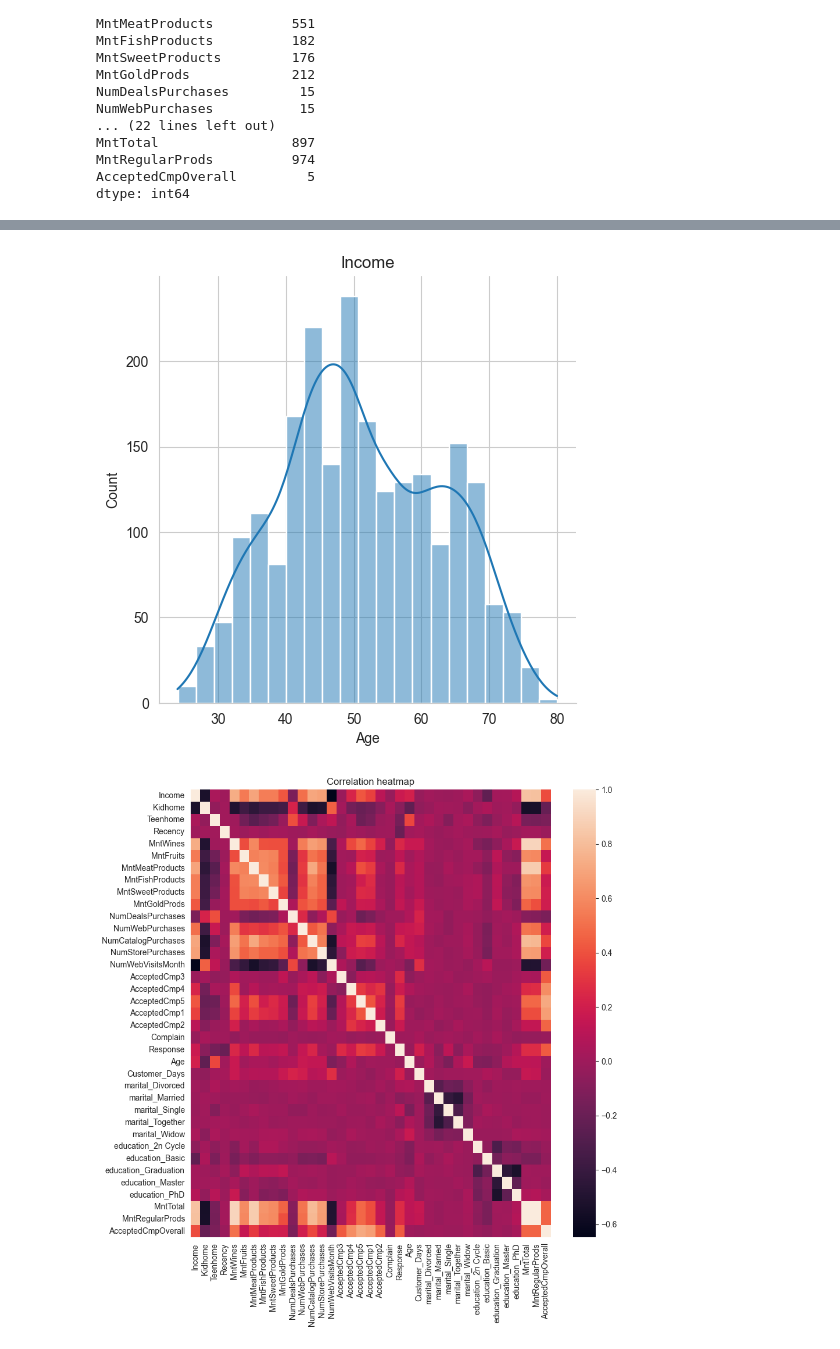
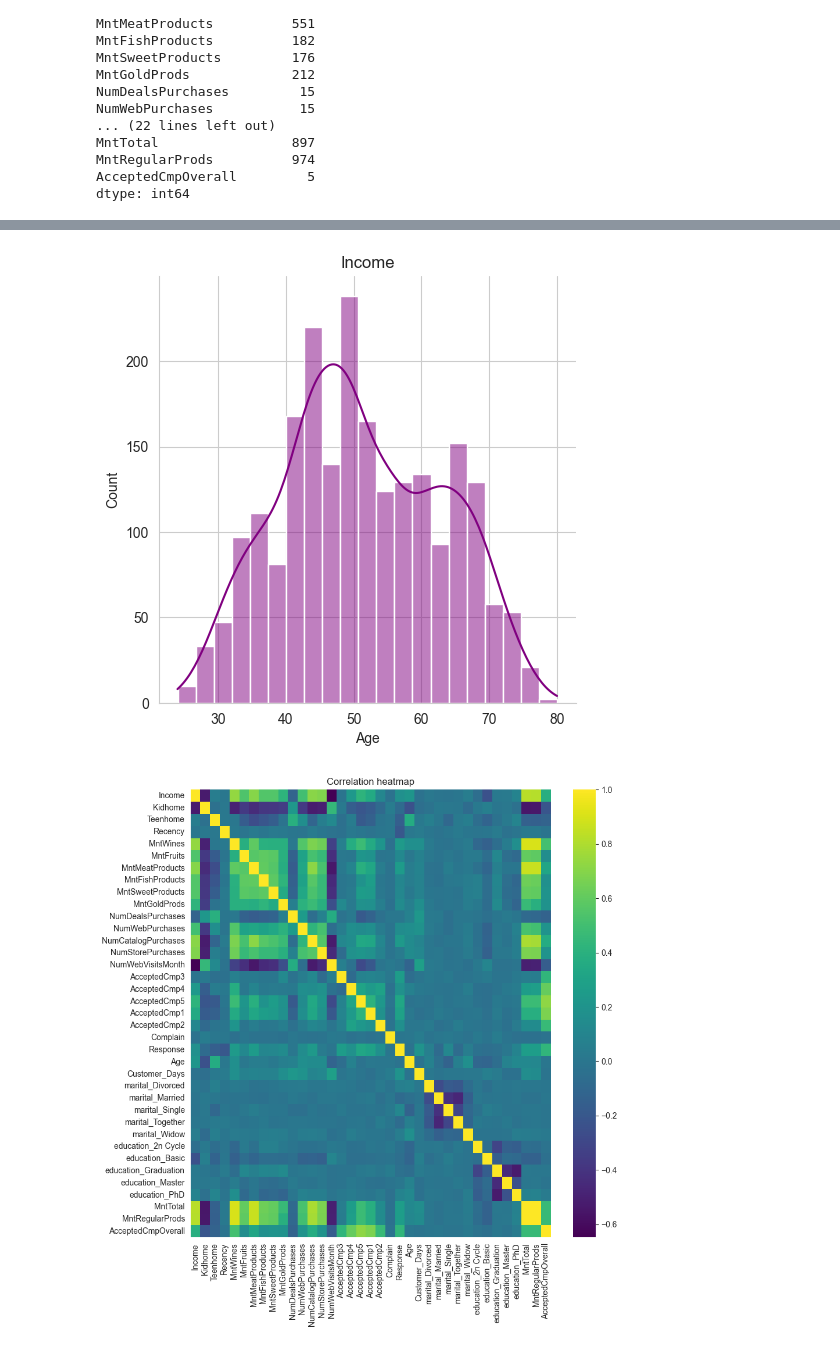
Before and after one commit to ayg15/marketing-analytics, a Jupyter notebook: marketing_analytics.ipynb, the cells around one changed output, grey strips where cells are left out. Cells and saved outputs as stored; diff of their text form; code cells hidden in the pictures.

```diff
--- a/marketing_analytics.ipynb
+++ b/marketing_analytics.ipynb
@@ -182,22 +206,24 @@ sns.set_style("whitegrid")
 sns.displot(
     data=ifood_df,
     x="Age",
-    kde=True
+    kde=True,
+    color="purple"
 )
 plt.title("Income")
 plt.show()
 # %% [output]
-[figure, old version]
+[figure, new version]
 # %%
 ifood_df_corr = ifood_df.corr()
 plt.figure(figsize=(10,10))
 sns.heatmap(
     data=ifood_df_corr,
+    cmap="viridis"
 )
 plt.title("Correlation heatmap")
 plt.show()
 # %% [output]
-[figure, old version]
+[figure, new version]
 # %%
 sns.relplot(
     data=ifood_df,
```
Also changed, not shown: parts of 21 cells of this notebook, 2 other files.
